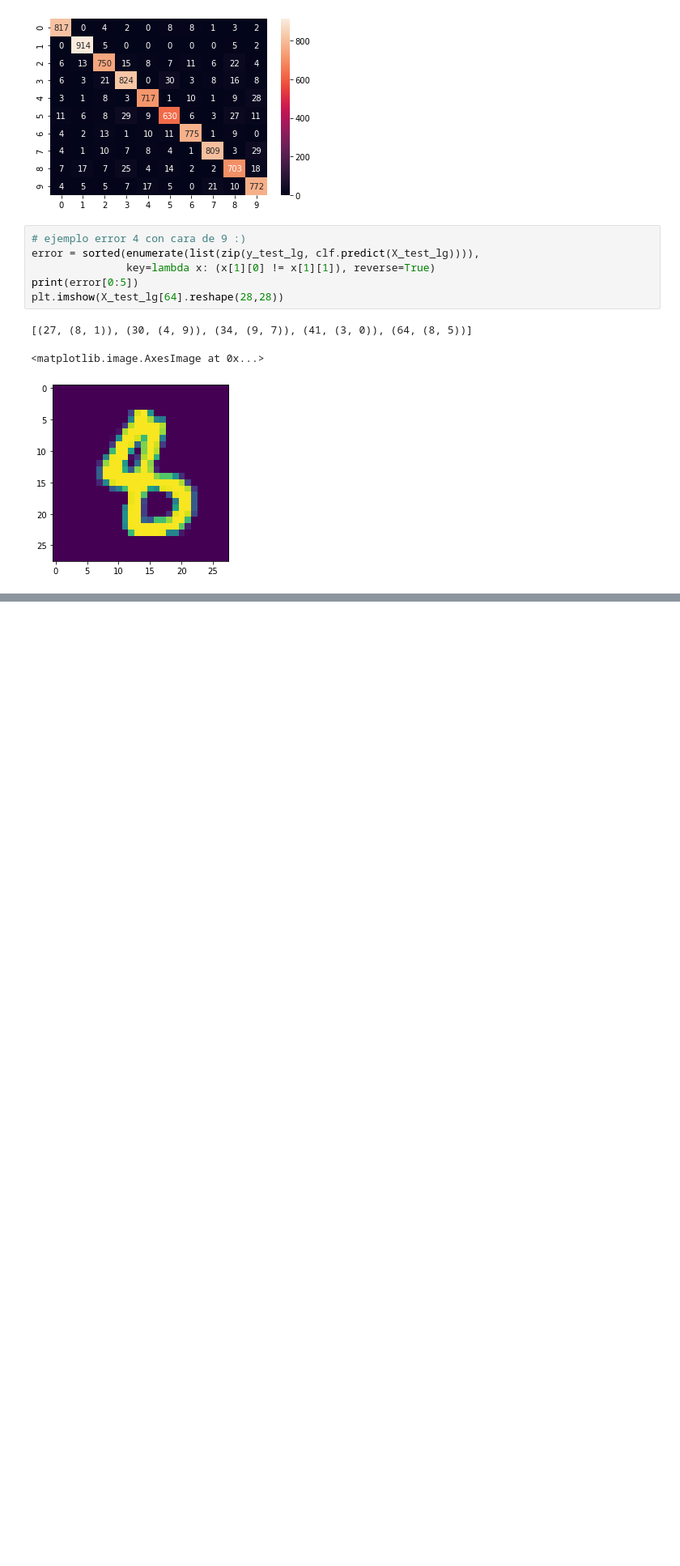
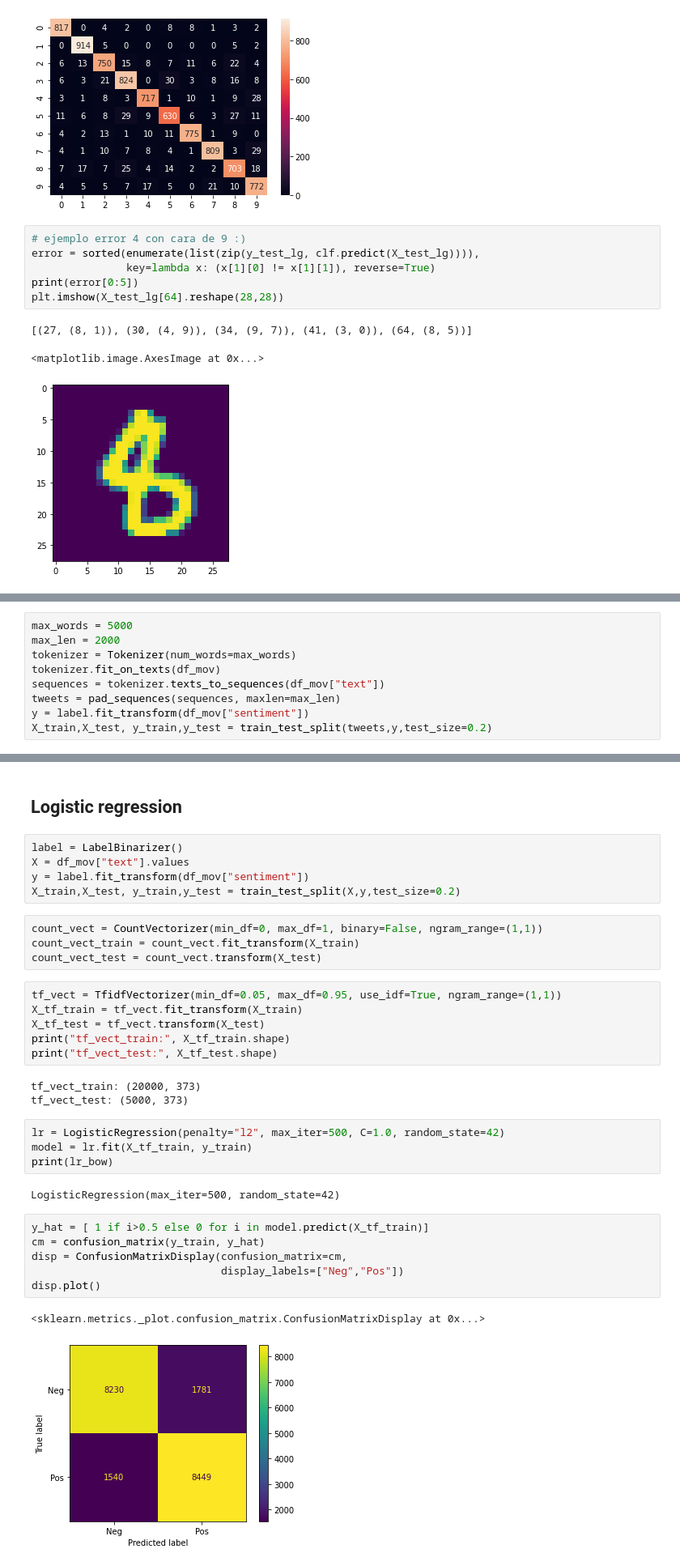
Before and after one commit to jdramirez/UCO_ML_AI, a Jupyter notebook: src/notebook_class/supervisado/supervisado_neural_nets.ipynb, the cells around one changed output, grey strips where cells are left out. Shown at 81% size. Drawn from its saved outputs; the diff is of its cells as text; blank space fills up the shorter version.

```diff
--- a/src/notebook_class/supervisado/supervisado_neural_nets.ipynb
+++ b/src/notebook_class/supervisado/supervisado_neural_nets.ipynb
@@ -401,0 +506,9 @@ plt.imshow(X_test_lg[64].reshape(28,28))
+# %%
+max_words = 5000
+max_len = 2000
+tokenizer = Tokenizer(num_words=max_words)
+tokenizer.fit_on_texts(df_mov)
+sequences = tokenizer.texts_to_sequences(df_mov["text"])
+tweets = pad_sequences(sequences, maxlen=max_len)
+y = label.fit_transform(df_mov["sentiment"])
+X_train,X_test, y_train,y_test = train_test_split(tweets,y,test_size=0.2)
@@ -401,0 +549,35 @@ plt.imshow(X_test_lg[64].reshape(28,28))
+# %% [markdown]
+## Logistic regression
+# %%
+label = LabelBinarizer()
+X = df_mov["text"].values
+y = label.fit_transform(df_mov["sentiment"])
+X_train,X_test, y_train,y_test = train_test_split(X,y,test_size=0.2)
+# %%
+count_vect = CountVectorizer(min_df=0, max_df=1, binary=False, ngram_range=(1,1))
+count_vect_train = count_vect.fit_transform(X_train)
+count_vect_test = count_vect.transform(X_test)
+# %%
+tf_vect = TfidfVectorizer(min_df=0.05, max_df=0.95, use_idf=True, ngram_range=(1,1))
+X_tf_train = tf_vect.fit_transform(X_train)
+X_tf_test = tf_vect.transform(X_test)
+print("tf_vect_train:", X_tf_train.shape)
+print("tf_vect_test:", X_tf_test.shape)
+# %% [output]
+tf_vect_train: (20000, 373)
+tf_vect_test: (5000, 373)
+# %%
+lr = LogisticRegression(penalty="l2", max_iter=500, C=1.0, random_state=42)
+model = lr.fit(X_tf_train, y_train)
+print(lr_bow)
+# %% [output]
+LogisticRegression(max_iter=500, random_state=42)
+# %%
+y_hat = [ 1 if i>0.5 else 0 for i in model.predict(X_tf_train)]
+cm = confusion_matrix(y_train, y_hat)
+disp = ConfusionMatrixDisplay(confusion_matrix=cm,
+                              display_labels=["Neg","Pos"])
+disp.plot()
+# %% [output]
+<sklearn.metrics._plot.confusion_matrix.ConfusionMatrixDisplay at 0x...>
+[figure, added]
```
Also changed, not shown: parts of 13 cells of this notebook, 4 other files.
